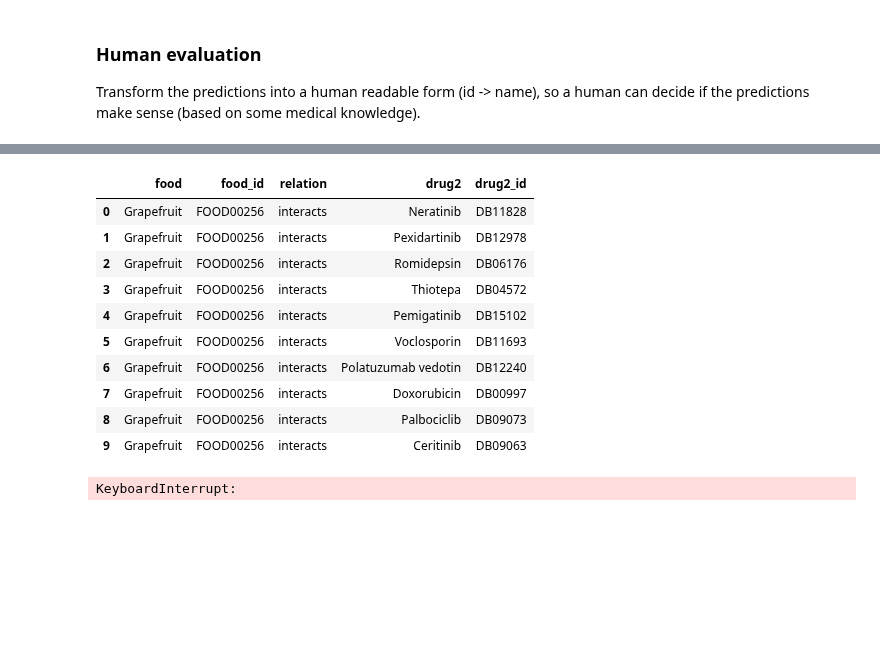
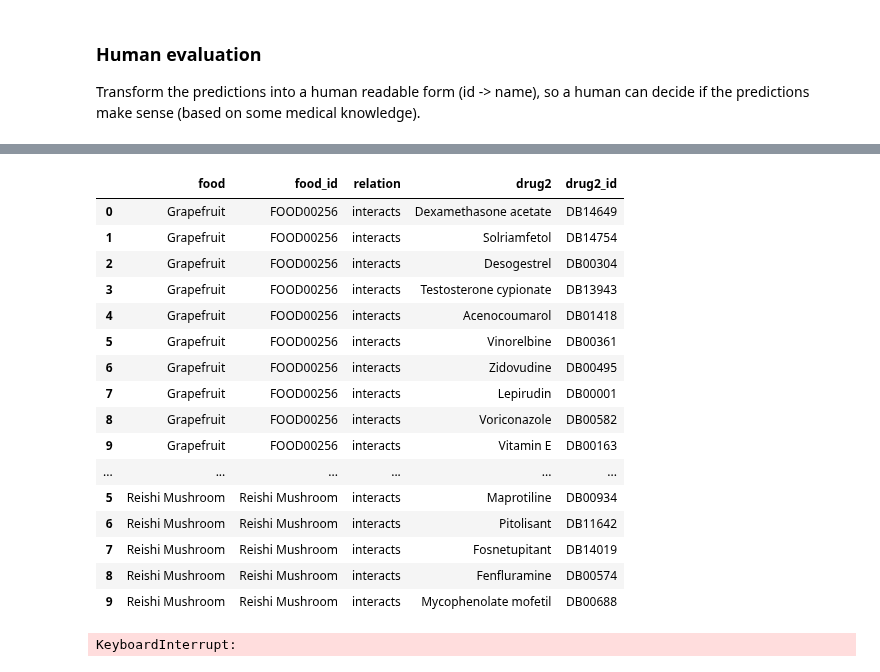
Before and after one commit to marketakrenkova/drug-interaction-prediction, a Jupyter notebook: data_processing/prediction_processing.ipynb, the cells around one changed output, grey strips where cells are left out. Cells and saved outputs as stored; diff of their text form; code cells hidden in the pictures; blank space fills up the shorter version.

Commit message:
filter out known triplets during preiction processing

```diff
--- a/data_processing/prediction_processing.ipynb
+++ b/data_processing/prediction_processing.ipynb
@@ -258,0 +245,6 @@ tmp[tmp.index == 'DB00921']
+# %%
+data = 'drugbank'
+idx = 'DB01217'
+snd_idx = 'DB01062'
+print('Prediction:', idx, 'interacts with', snd_idx)
+check_known_triplets(idx, snd_idx, data)
@@ -380,12 +375,21 @@ Transform the predictions into a human readable form (id -> name), so a human ca
 predictions_human_all = pd.DataFrame()
 
 for drug_id in common_drugs_ids:
-#     prediction_file = prediction_dir + specification + data_dir + model_name + drug_id + '_interacts_' + specification + '.csv'
-    prediction_file = prediction_dir + specification + data_dir + 'common_preds/common_preds_' + drug_id + '.csv'
+    prediction_file = prediction_dir + specification + data_dir + model_name + drug_id + '_interacts_' + specification + '.csv'
+#     prediction_file = prediction_dir + specification + data_dir + 'common_preds/common_preds_' + drug_id + '.csv'
     predictions = get_predictions(prediction_file)
 
     if predictions is None:
         continue
+
+    # filter out known triplets
+    for row in predictions.iterrows():
+        snd_idx = row[1].tail_label
+        known_triplet = check_known_triplets(drug, snd_idx, 'interactions')
+
+        if known_triplet:
+            predictions.drop(row[0])
+
 
     predictions_human = pd.DataFrame()
     k = 10
@@ -421,54 +425,66 @@ predictions_human_all
 predictions_human_all_food = pd.DataFrame()
 
 for food_id in foods:
-#     prediction_file = prediction_dir + specification + data_dir + model_name + food_id + '_interacts_' + specification + '.csv'
-    prediction_file = prediction_dir + specification + data_dir + 'common_preds/common_preds_' + food_id + '.csv'
+    prediction_file = prediction_dir + specification + data_dir + model_name + food_id + '_interacts_' + specification + '.csv'
+#     prediction_file = prediction_dir + specification + data_dir + 'common_preds/common_preds_' + food_id + '.csv'
 
     predictions = get_predictions(prediction_file)
 
-    if predictions is None:
+    if predictions is None or predictions.shape[0] == 0:
         continue
 
-#     print(predictions.shape)
-    if predictions.shape[0] == 0:
-#         print('ok')
-        continue
+    # filter out known triplets
+    for row in predictions.iterrows():
+        snd_idx = row[1].tail_label
+        known_triplet = check_known_triplets(drug, snd_idx, 'interactions')
+
+        if known_triplet:
+            predictions.drop(row[0])
+
 
     predictions_human = pd.DataFrame()
-    k = 10
+    k = predictions.shape[0]
 
     predictions = predictions.drop(predictions[predictions.node_type != 'drug'].index)
 
-    if k < predictions.shape[0]:
+    if k > 10:
+        k = 10
         predictions = predictions.head(k)
+
 
     if 'FDB' in food_id:
         food_name = compound_id_map_dict[food_id]
     elif 'FOOD' in food_id:
         food_name = food_id_map_dict[food_id]
     else:
         food_name = food_id
     tail_names = assign_names(predictions)
 
     predictions_human['food'] = list(itertools.repeat(food_name, k))
     predictions_human['food_id'] = list(itertools.repeat(food_id, k))
     predictions_human['relation'] = list(itertools.repeat('interacts', k))
     predictions_human['drug2'] = tail_names
     predictions_human['drug2_id'] = predictions.tail_label.values
 
     predictions_human_all_food = pd.concat([predictions_human_all_food, predictions_human])
 
 predictions_human_all_food
 # %% [output]
 |  | food | food_id | relation | drug2 | drug2_id |
-| 0 | Grapefruit | FOOD00256 | interacts | Neratinib | DB11828 |
-| 1 | Grapefruit | FOOD00256 | interacts | Pexidartinib | DB12978 |
-| 2 | Grapefruit | FOOD00256 | interacts | Romidepsin | DB06176 |
-| 3 | Grapefruit | FOOD00256 | interacts | Thiotepa | DB04572 |
-| 4 | Grapefruit | FOOD00256 | interacts | Pemigatinib | DB15102 |
-| 5 | Grapefruit | FOOD00256 | interacts | Voclosporin | DB11693 |
-| 6 | Grapefruit | FOOD00256 | interacts | Polatuzumab vedotin | DB12240 |
-| 7 | Grapefruit | FOOD00256 | interacts | Doxorubicin | DB00997 |
-| 8 | Grapefruit | FOOD00256 | interacts | Palbociclib | DB09073 |
-| 9 | Grapefruit | FOOD00256 | interacts | Ceritinib | DB09063 |
+| 0 | Grapefruit | FOOD00256 | interacts | Dexamethasone acetate | DB14649 |
+| 1 | Grapefruit | FOOD00256 | interacts | Solriamfetol | DB14754 |
+| 2 | Grapefruit | FOOD00256 | interacts | Desogestrel | DB00304 |
+| 3 | Grapefruit | FOOD00256 | interacts | Testosterone cypionate | DB13943 |
+| 4 | Grapefruit | FOOD00256 | interacts | Acenocoumarol | DB01418 |
+| 5 | Grapefruit | FOOD00256 | interacts | Vinorelbine | DB00361 |
+| 6 | Grapefruit | FOOD00256 | interacts | Zidovudine | DB00495 |
+| 7 | Grapefruit | FOOD00256 | interacts | Lepirudin | DB00001 |
+| 8 | Grapefruit | FOOD00256 | interacts | Voriconazole | DB00582 |
+| 9 | Grapefruit | FOOD00256 | interacts | Vitamin E | DB00163 |
+| ... | ... | ... | ... | ... | ... |
+| 5 | Reishi Mushroom | Reishi Mushroom | interacts | Maprotiline | DB00934 |
+| 6 | Reishi Mushroom | Reishi Mushroom | interacts | Pitolisant | DB11642 |
+| 7 | Reishi Mushroom | Reishi Mushroom | interacts | Fosnetupitant | DB14019 |
+| 8 | Reishi Mushroom | Reishi Mushroom | interacts | Fenfluramine | DB00574 |
+| 9 | Reishi Mushroom | Reishi Mushroom | interacts | Mycophenolate mofetil | DB00688 |
 # %%
```
Also changed, not shown: parts of 11 cells of this notebook, 1 other file.
